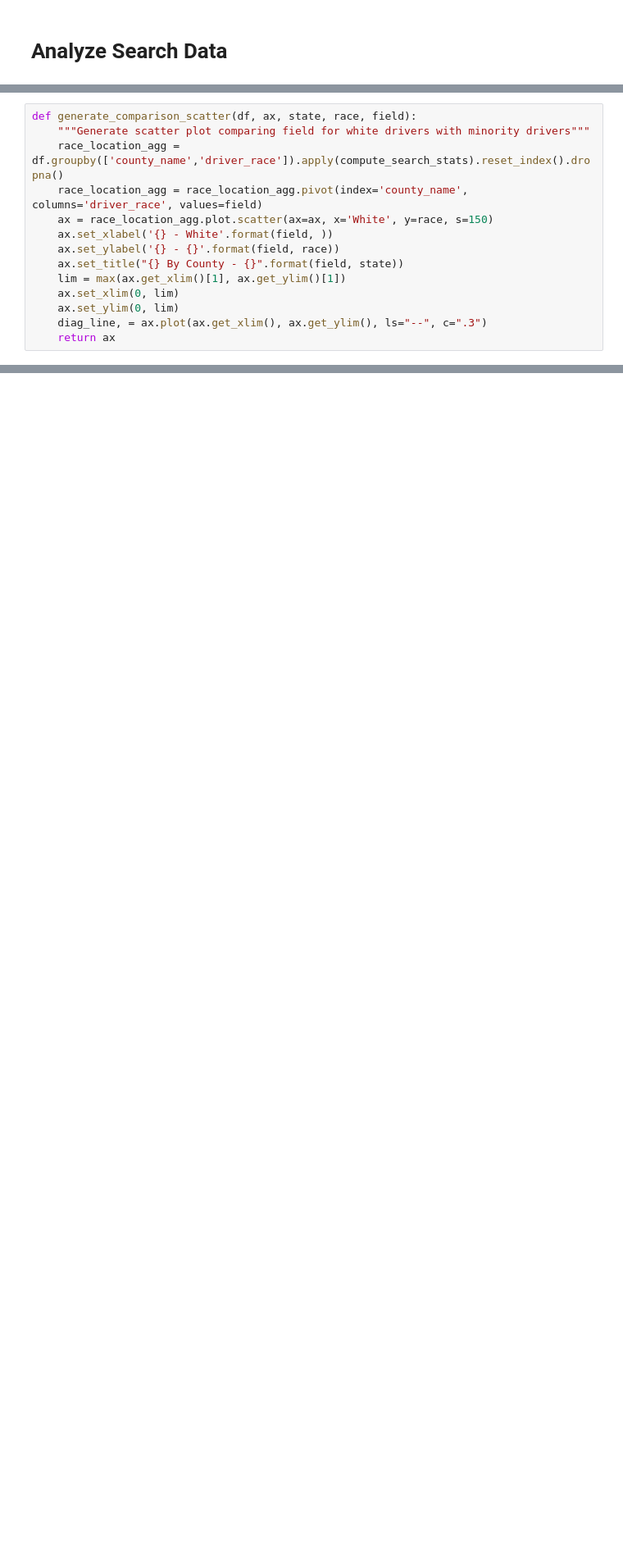
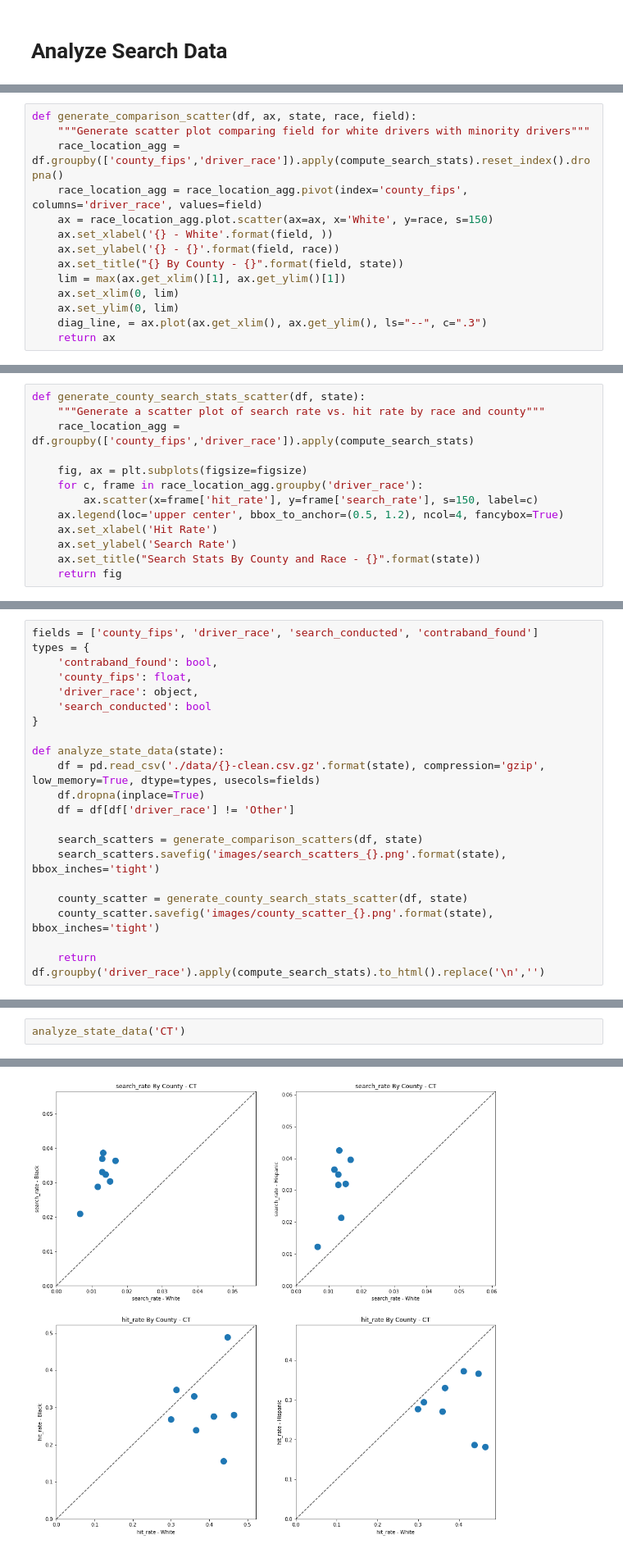
Before and after one commit to triestpa/Police-Analysis-Python, a Jupyter notebook: traffic_stop_analysis.ipynb, the cells around one changed output, grey strips where cells are left out. Shown at 82% size. Saved outputs shown, nothing was run; the diff lists cells and outputs as text; blank space fills up the shorter version.

Commit message:
Optimize analysis functions and apply to more states

```diff
--- a/traffic_stop_analysis.ipynb
+++ b/traffic_stop_analysis.ipynb
@@ -357,8 +153,8 @@ def generate_county_search_stats_scatter(df, state):
 # %%
 def generate_comparison_scatter(df, ax, state, race, field):
     """Generate scatter plot comparing field for white drivers with minority drivers"""
-    race_location_agg = df.groupby(['county_name','driver_race']).apply(compute_search_stats).reset_index().dropna()
-    race_location_agg = race_location_agg.pivot(index='county_name', columns='driver_race', values=field)
+    race_location_agg = df.groupby(['county_fips','driver_race']).apply(compute_search_stats).reset_index().dropna()
+    race_location_agg = race_location_agg.pivot(index='county_fips', columns='driver_race', values=field)
     ax = race_location_agg.plot.scatter(ax=ax, x='White', y=race, s=150)
     ax.set_xlabel('{} - White'.format(field, ))
     ax.set_ylabel('{} - {}'.format(field, race))
@@ -385,2 +179,15 @@ fig.savefig('images/search_scatters_vt.png', bbox_inches='tight')
+# %%
+def generate_county_search_stats_scatter(df, state):
+    """Generate a scatter plot of search rate vs. hit rate by race and county"""
+    race_location_agg = df.groupby(['county_fips','driver_race']).apply(compute_search_stats)
+
+    fig, ax = plt.subplots(figsize=figsize)
+    for c, frame in race_location_agg.groupby('driver_race'):
+        ax.scatter(x=frame['hit_rate'], y=frame['search_rate'], s=150, label=c)
+    ax.legend(loc='upper center', bbox_to_anchor=(0.5, 1.2), ncol=4, fancybox=True)
+    ax.set_xlabel('Hit Rate')
+    ax.set_ylabel('Search Rate')
+    ax.set_title("Search Stats By County and Race - {}".format(state))
+    return fig
 # %%
 fig = generate_county_search_stats_scatter(df_vt, "VT")
@@ -436,0 +197,21 @@ fig.savefig('images/county_scatter_wi.png', bbox_inches='tight')
+# %%
+fields = ['county_fips', 'driver_race', 'search_conducted', 'contraband_found']
+types = {
+    'contraband_found': bool,
+    'county_fips': float,
+    'driver_race': object,
+    'search_conducted': bool
+}
+
+def analyze_state_data(state):
+    df = pd.read_csv('./data/{}-clean.csv.gz'.format(state), compression='gzip', low_memory=True, dtype=types, usecols=fields)
+    df.dropna(inplace=True)
+    df = df[df['driver_race'] != 'Other']
+
+    search_scatters = generate_comparison_scatters(df, state)
+    search_scatters.savefig('images/search_scatters_{}.png'.format(state), bbox_inches='tight')
+
+    county_scatter = generate_county_search_stats_scatter(df, state)
+    county_scatter.savefig('images/county_scatter_{}.png'.format(state), bbox_inches='tight')
+
+    return df.groupby('driver_race').apply(compute_search_stats).to_html().replace('\n','')
@@ -436,0 +242,3 @@ fig.savefig('images/county_scatter_wi.png', bbox_inches='tight')
+# %%
+analyze_state_data('CT')
+# %% [output]
@@ -436,0 +246 @@ fig.savefig('images/county_scatter_wi.png', bbox_inches='tight')
+[figure, added]
```
Also changed, not shown: parts of 47 cells of this notebook.
